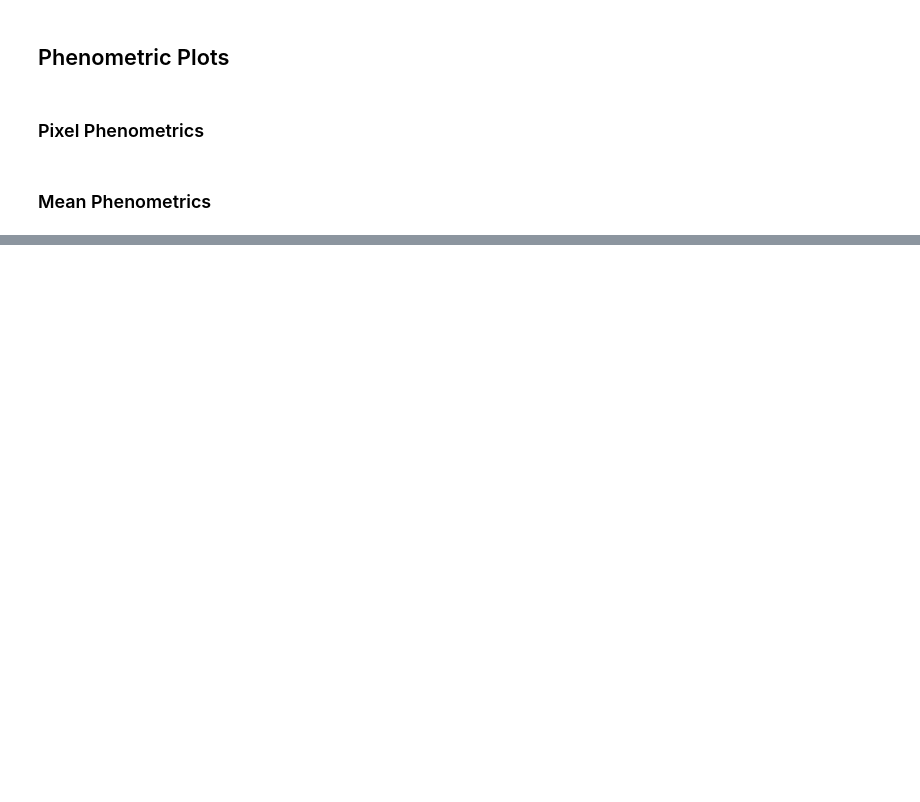
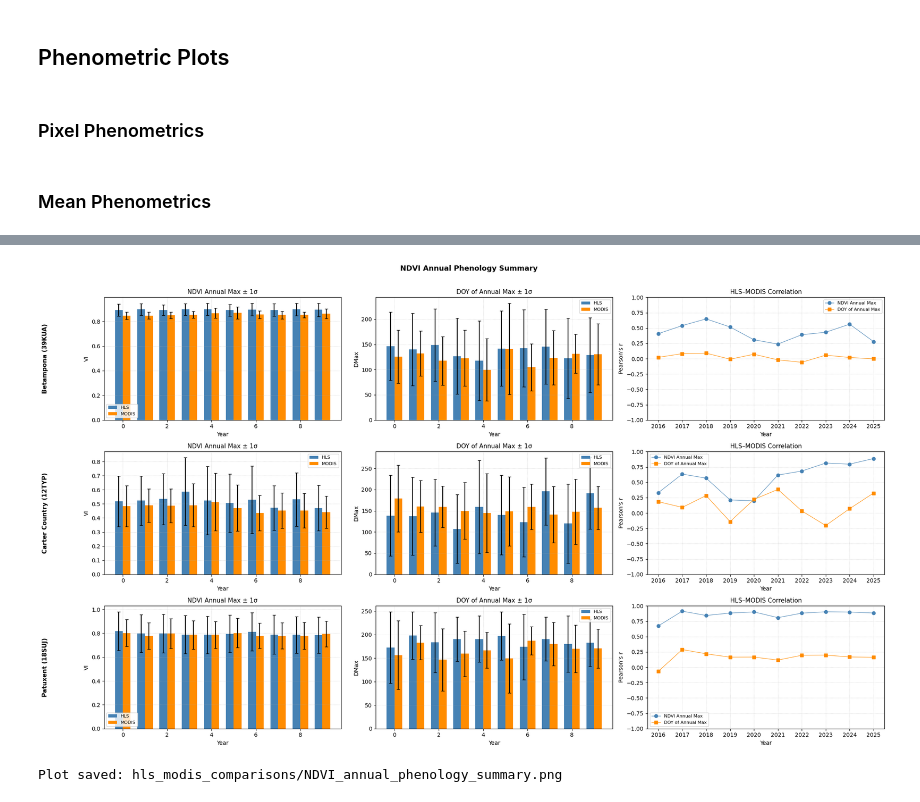
Before and after one commit to Tomitrle/hls-bdec-scripts, a Jupyter notebook: HLS_MODIS_comparison.ipynb, the cells around one changed output, grey strips where cells are left out. Saved outputs shown, nothing was run; the diff lists cells and outputs as text; code cells hidden in the pictures; blank space fills up the shorter version.

```diff
--- a/HLS_MODIS_comparison.ipynb
+++ b/HLS_MODIS_comparison.ipynb
@@ -310,0 +627,5 @@ plot_phenology_summary(summary_df, veg_index, output_dir, tile_id)
+# %%
+plot_bar_plot(veg_index, metrics, summary_dfs, correlation_dfs, sites)
+# %% [output]
+[figure, added]
+Plot saved: hls_modis_comparisons/NDVI_annual_phenology_summary.png
```
Also changed, not shown: parts of 22 cells of this notebook, 3 other files.
